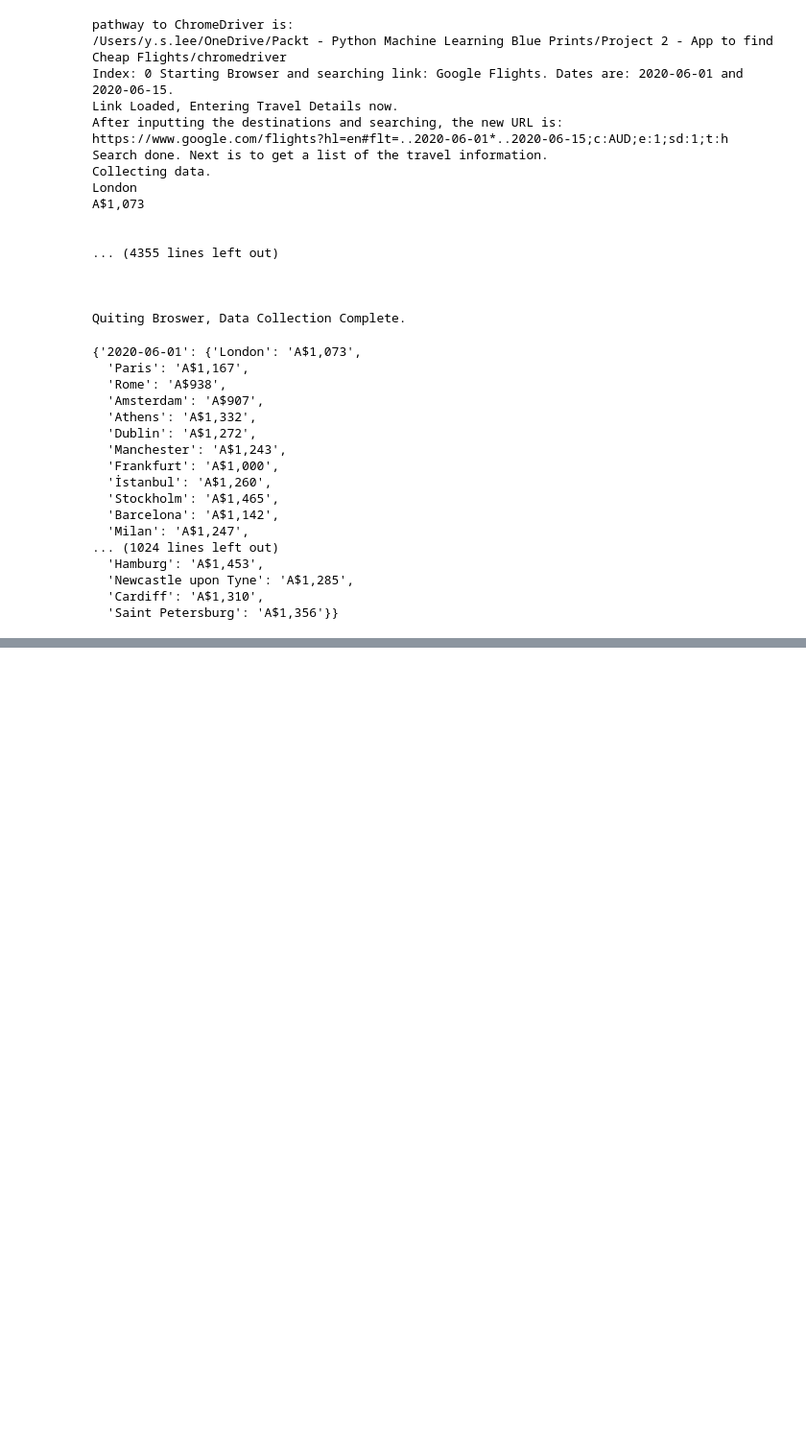
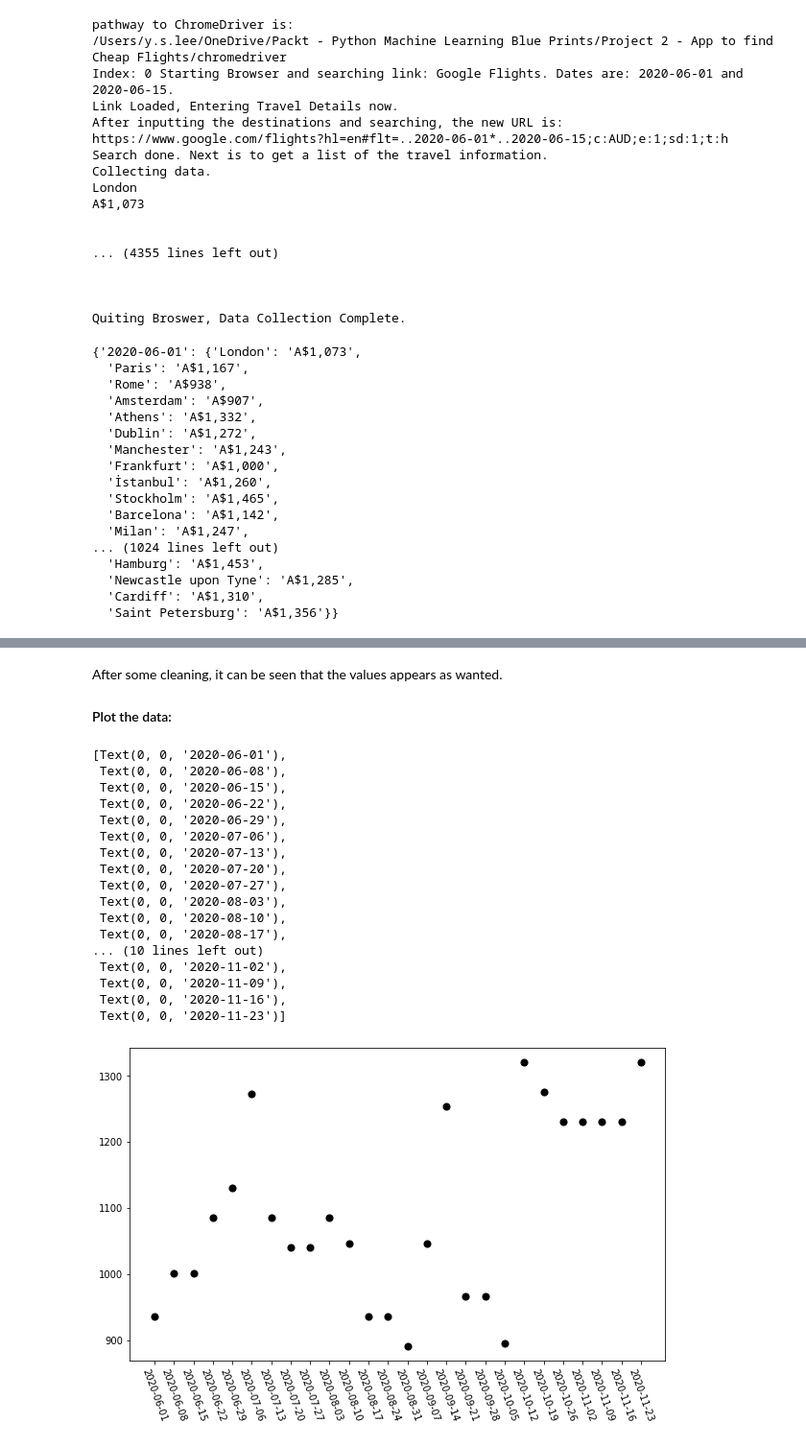
Before and after one commit to ylee9107/MLApp_CheapFlights, a Jupyter notebook: MLApp_cheapFlights.ipynb, the cells around one changed output, grey strips where cells are left out. Shown: that part at 96% size. Saved outputs shown, nothing was run; the diff lists cells and outputs as text; code cells hidden in the pictures; blank space fills up the shorter version.

Commit message:
Update to Section 2.3
Preliminary analysis of the variations of the fare prices.

```diff
--- a/MLApp_cheapFlights.ipynb
+++ b/MLApp_cheapFlights.ipynb
@@ -291,0 +296,6 @@ flightFare_dict
+# %%
+# Checking out outward flights to Berlin:
+
+city_key = 'Berlin'
+for key in flightFare_dict:
+    print(key, flightFare_dict[key][city_key])
@@ -291,0 +322,5 @@ flightFare_dict
+# %%
+city_dict = {}
+
+for k, v in flightFare_dict.items():
+    city_dict.update({k: int(v[city_key].replace(',','').split('$')[1])})
@@ -291,0 +347,38 @@ flightFare_dict
+# %% [markdown]
+After some cleaning, it can be seen that the values appears as wanted.
+
+#### Plot the data:
+# %%
+# Convert prices to integers:
+prices = [int(x) for x in city_dict.values()]
+
+# Extract the Date data from the dictionary:
+dates = city_dict.keys()
+
+# Plot:
+fig, ax = plt.subplots(figsize = (10, 6))
+plt.scatter(x = dates,
+            y = prices,
+            color = 'black',
+            s = 50
+           )
+ax.set_xticklabels(dates, rotation = -70)
+# %% [output]
+[Text(0, 0, '2020-06-01'),
+ Text(0, 0, '2020-06-08'),
+ Text(0, 0, '2020-06-15'),
+ Text(0, 0, '2020-06-22'),
+ Text(0, 0, '2020-06-29'),
+ Text(0, 0, '2020-07-06'),
+ Text(0, 0, '2020-07-13'),
+ Text(0, 0, '2020-07-20'),
+ Text(0, 0, '2020-07-27'),
+ Text(0, 0, '2020-08-03'),
+ Text(0, 0, '2020-08-10'),
+ Text(0, 0, '2020-08-17'),
+... (10 lines left out)
+ Text(0, 0, '2020-11-02'),
+ Text(0, 0, '2020-11-09'),
+ Text(0, 0, '2020-11-16'),
+ Text(0, 0, '2020-11-23')]
+[figure, added]
```
Also changed, not shown: parts of 9 cells of this notebook.
